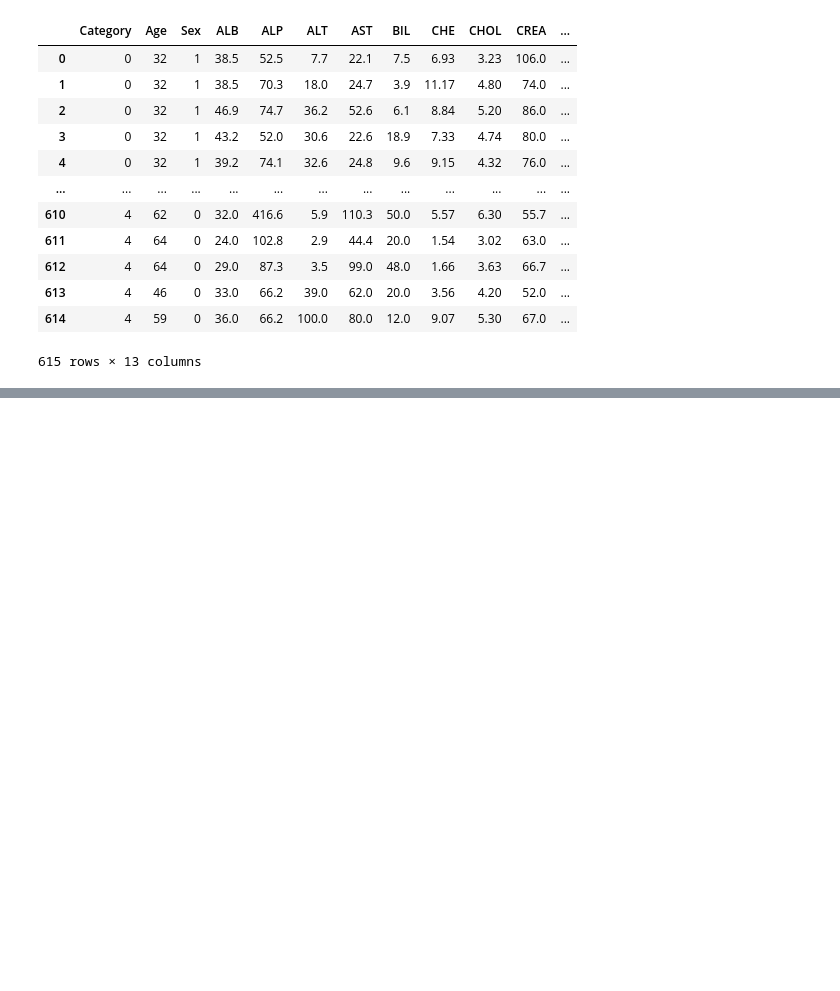
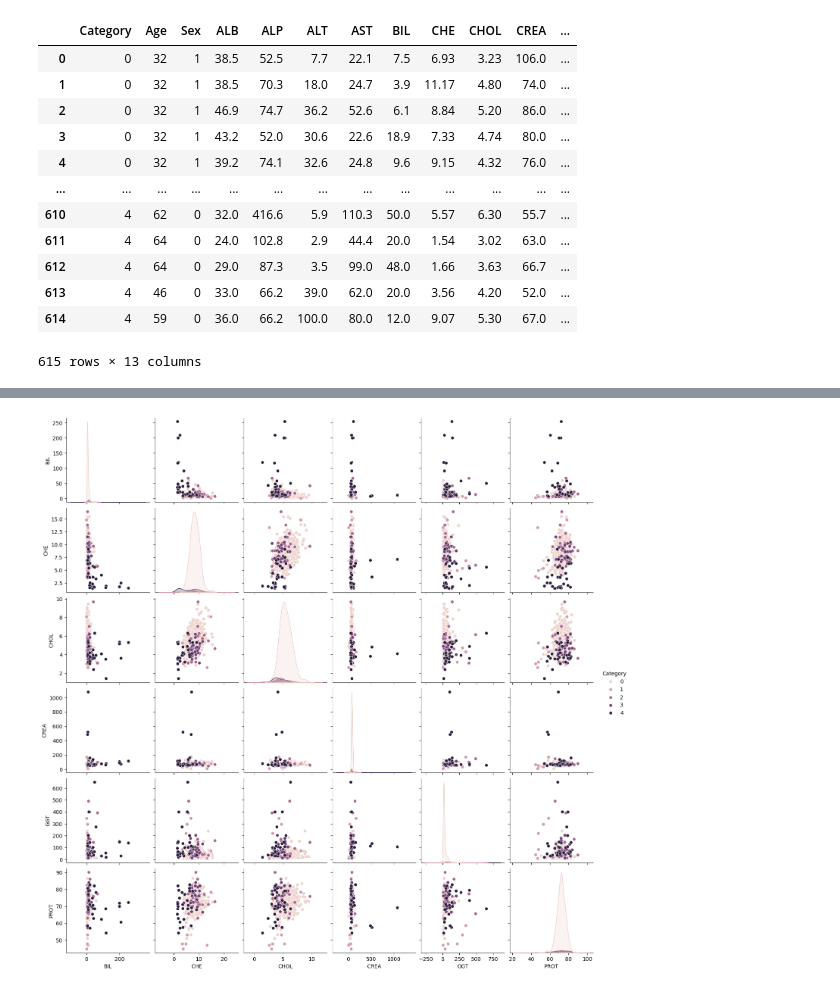
Before and after one commit to 2026623-Student/Ca-MachineLearning, a Jupyter notebook: Machine_Learning.ipynb, the cells around one changed output, grey strips where cells are left out. Saved outputs shown, nothing was run; the diff lists cells and outputs as text; code cells hidden in the pictures; blank space fills up the shorter version.

```diff
--- a/Machine_Learning.ipynb
+++ b/Machine_Learning.ipynb
@@ -403,0 +431,10 @@ plt.show()
+# %%
+sns.pairplot(
+    df,
+    vars=['BIL', 'CHE', 'CHOL', 'CREA', 'GGT', 'PROT'],
+         hue='Category'
+)
+
+plt.show()
+# %% [output]
+[figure, added]
```
Also changed, not shown: parts of 25 cells of this notebook.
